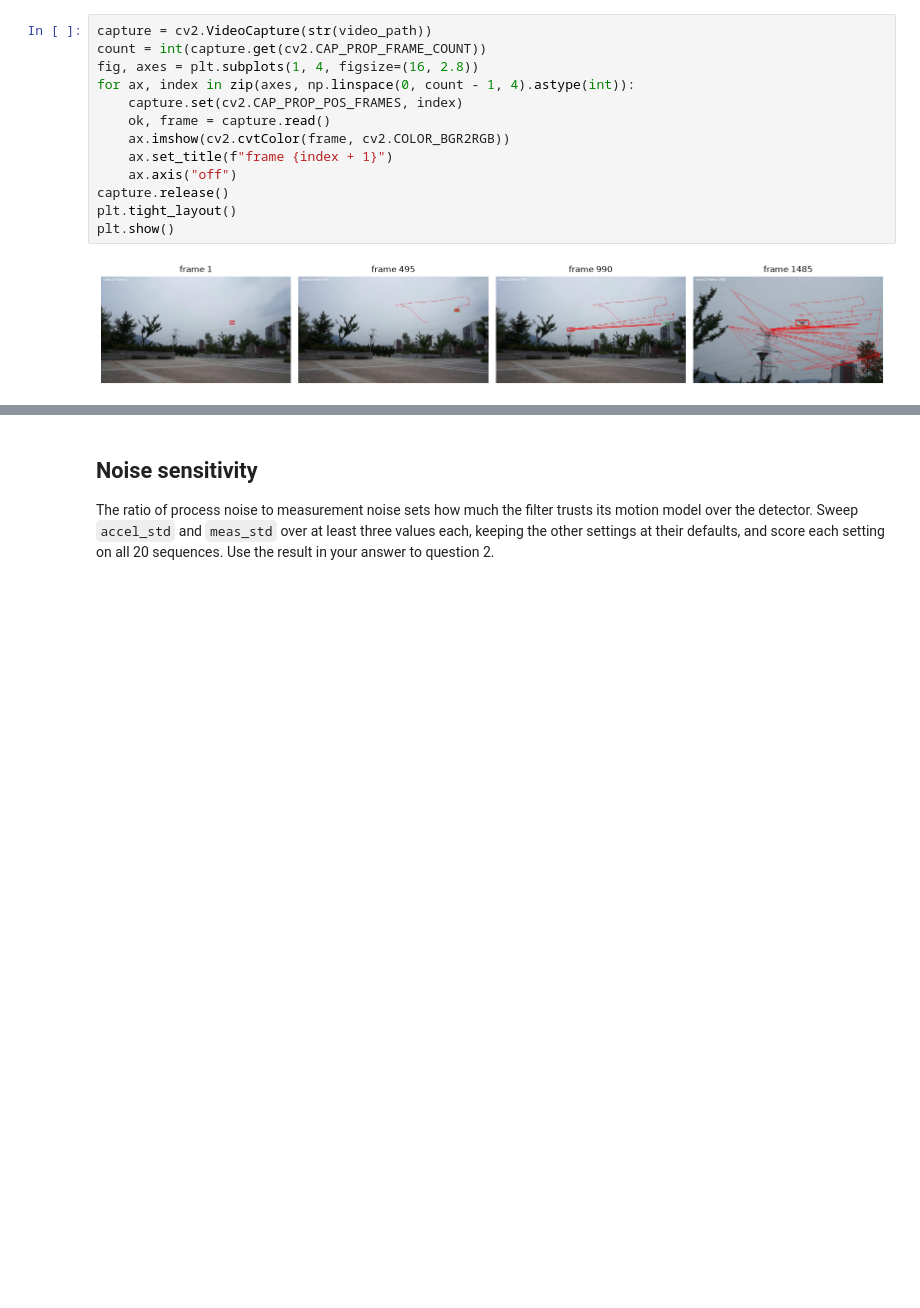
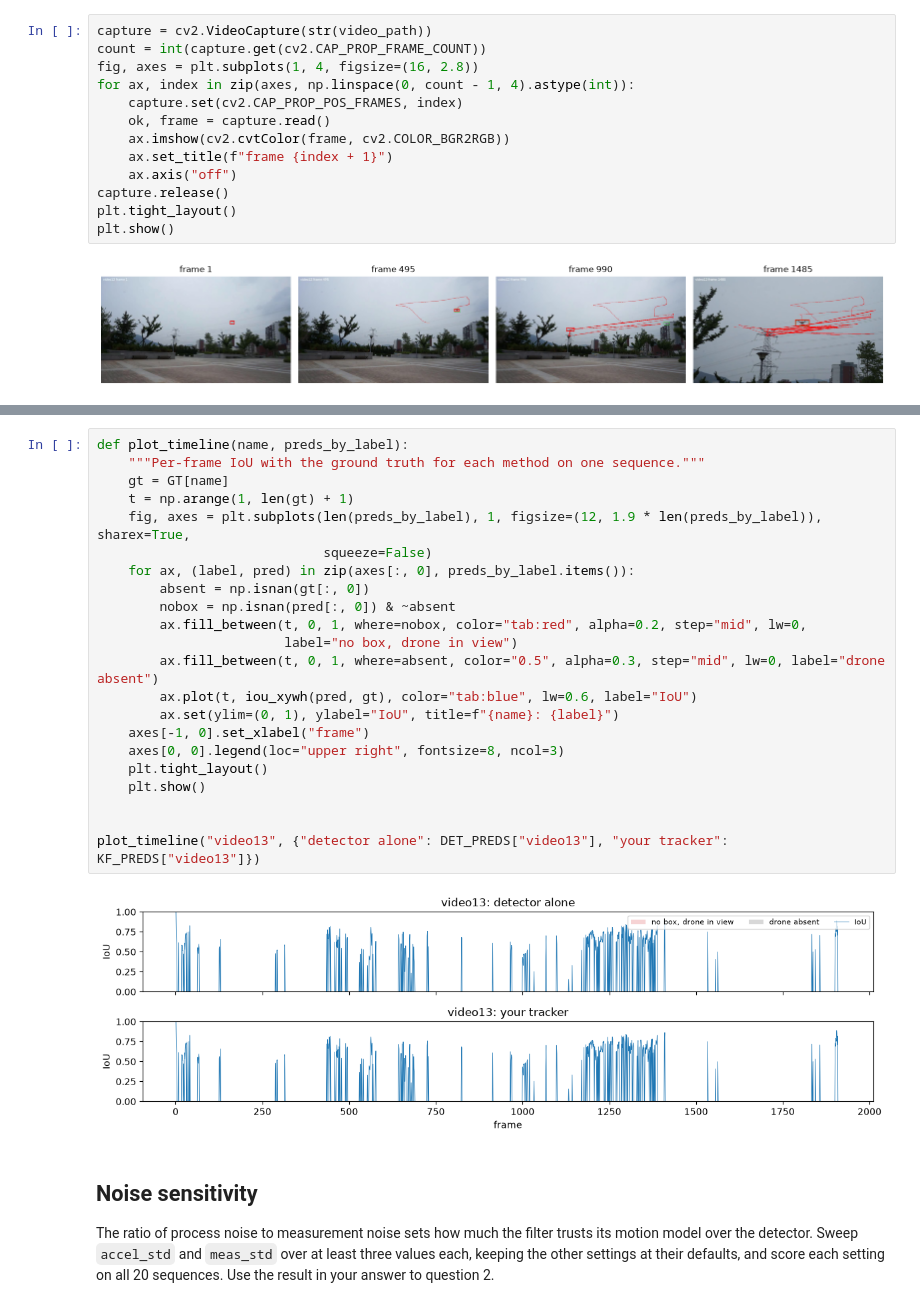
Before and after one commit to pantelis/eng-ai-agents, a Jupyter notebook: notebooks/assignments/topics/object-tracking-kalman/dut-anti-uav/dut-anti-uav.ipynb, the cells around one changed output, grey strips where cells are left out. Saved outputs shown, nothing was run; the diff lists cells and outputs as text; blank space fills up the shorter version.

```diff
--- a/notebooks/assignments/topics/object-tracking-kalman/dut-anti-uav/dut-anti-uav.ipynb
+++ b/notebooks/assignments/topics/object-tracking-kalman/dut-anti-uav/dut-anti-uav.ipynb
@@ -752,3 +668,27 @@ plt.show()
+# %%
+def plot_timeline(name, preds_by_label):
+    """Per-frame IoU with the ground truth for each method on one sequence."""
+    gt = GT[name]
+    t = np.arange(1, len(gt) + 1)
+    fig, axes = plt.subplots(len(preds_by_label), 1, figsize=(12, 1.9 * len(preds_by_label)), sharex=True,
+                             squeeze=False)
+    for ax, (label, pred) in zip(axes[:, 0], preds_by_label.items()):
+        absent = np.isnan(gt[:, 0])
+        nobox = np.isnan(pred[:, 0]) & ~absent
+        ax.fill_between(t, 0, 1, where=nobox, color="tab:red", alpha=0.2, step="mid", lw=0,
+                        label="no box, drone in view")
+        ax.fill_between(t, 0, 1, where=absent, color="0.5", alpha=0.3, step="mid", lw=0, label="drone absent")
+        ax.plot(t, iou_xywh(pred, gt), color="tab:blue", lw=0.6, label="IoU")
+        ax.set(ylim=(0, 1), ylabel="IoU", title=f"{name}: {label}")
+    axes[-1, 0].set_xlabel("frame")
+    axes[0, 0].legend(loc="upper right", fontsize=8, ncol=3)
+    plt.tight_layout()
+    plt.show()
+
+
+plot_timeline("video13", {"detector alone": DET_PREDS["video13"], "your tracker": KF_PREDS["video13"]})
+# %% [output]
+[figure, added]
 # %% [markdown]
 ## Noise sensitivity
 
```
Also changed, not shown: parts of 13 cells of this notebook.
